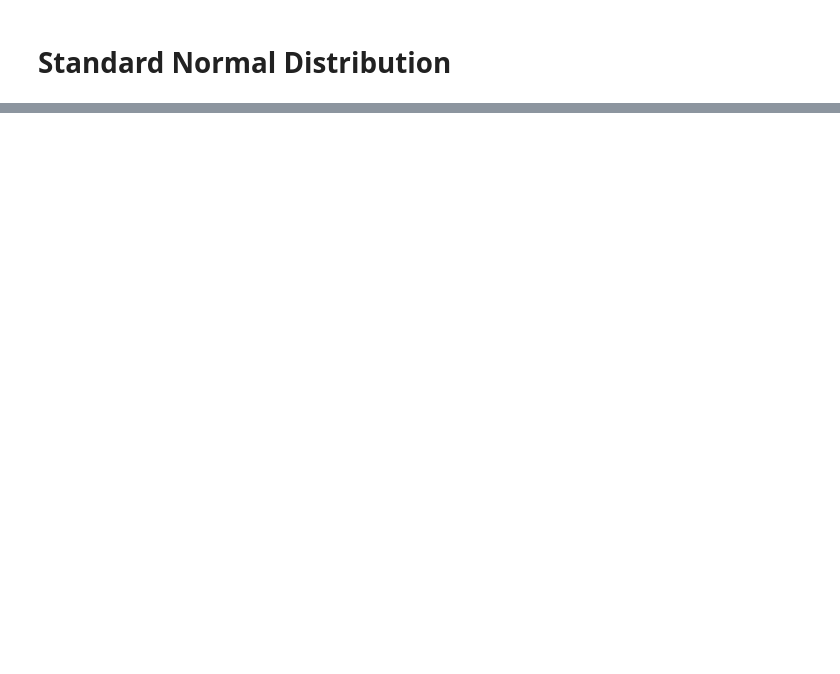
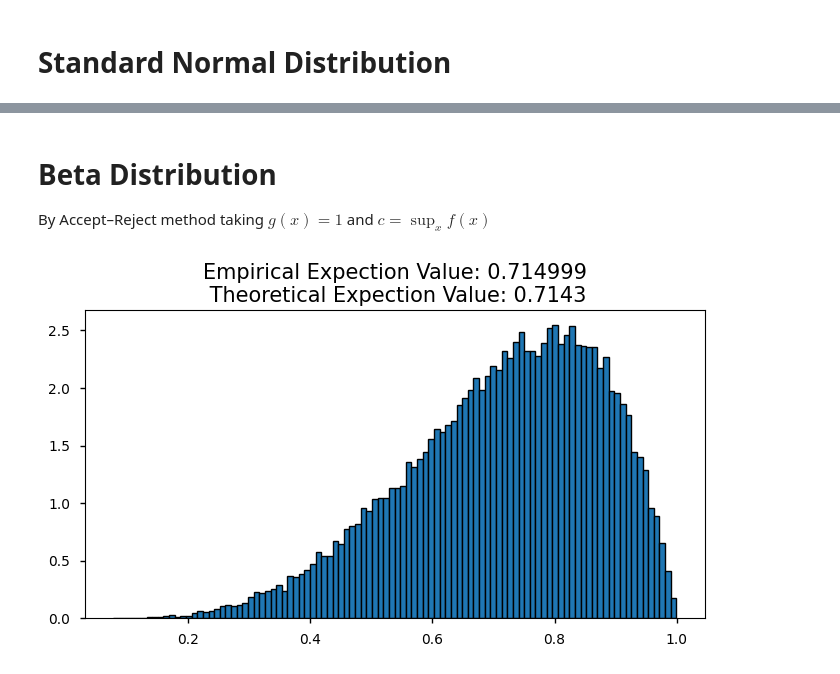
Before and after one commit to AzmainBiswas/Monte_Carlo, a Jupyter notebook: Generating Random Variable/Continuous.ipynb, the cells around one changed output, grey strips where cells are left out. Drawn from its saved outputs; the diff is of its cells as text; code cells hidden in the pictures; blank space fills up the shorter version.

```diff
--- a/Generating Random Variable/Continuous.ipynb
+++ b/Generating Random Variable/Continuous.ipynb
@@ -157,0 +176,38 @@ plt.show()
+# %% [markdown]
+# Beta Distribution
+
+By Accept–Reject method taking $g(x)=1$ and $c=\sup_x f(x)$
+# %%
+def Beta_RV(alpha, beta, Number_Of_Simulation):
+    Beta_RVs = []
+    for _ in range(Number_Of_Simulation):
+        u = np.random.uniform()
+        x = np.random.uniform()
+        if u <= (
+            x ** (alpha - 1)
+            * (1 - x) ** (beta - 1)
+            * (alpha + beta - 2) ** (alpha + beta - 2)
+        ) / ((alpha - 1) ** (alpha - 1) * (beta - 1) ** (beta - 1)):
+            Beta_RVs.append(x)
+    return Beta_RVs
+
+
+alpha = 5
+beta = 2
+Beta_Rvs = Beta_RV(alpha, beta, Number_Of_Simulation)
+plt.figure(figsize=(8, 4))
+plt.hist(
+    Beta_Rvs,
+    linewidth=1,
+    density=True,
+    edgecolor="black",
+    bins=100,
+)
+
+plt.title(
+    f"Empirical Expection Value: {statistics.mean(Beta_Rvs):4f}\n Theoretical Expection Value: {alpha/(alpha+beta):.4f}",
+    fontsize=15,
+)
+plt.show()
+# %% [output]
+[figure, added]
```
Also changed, not shown: parts of 11 cells of this notebook, 1 other file.
